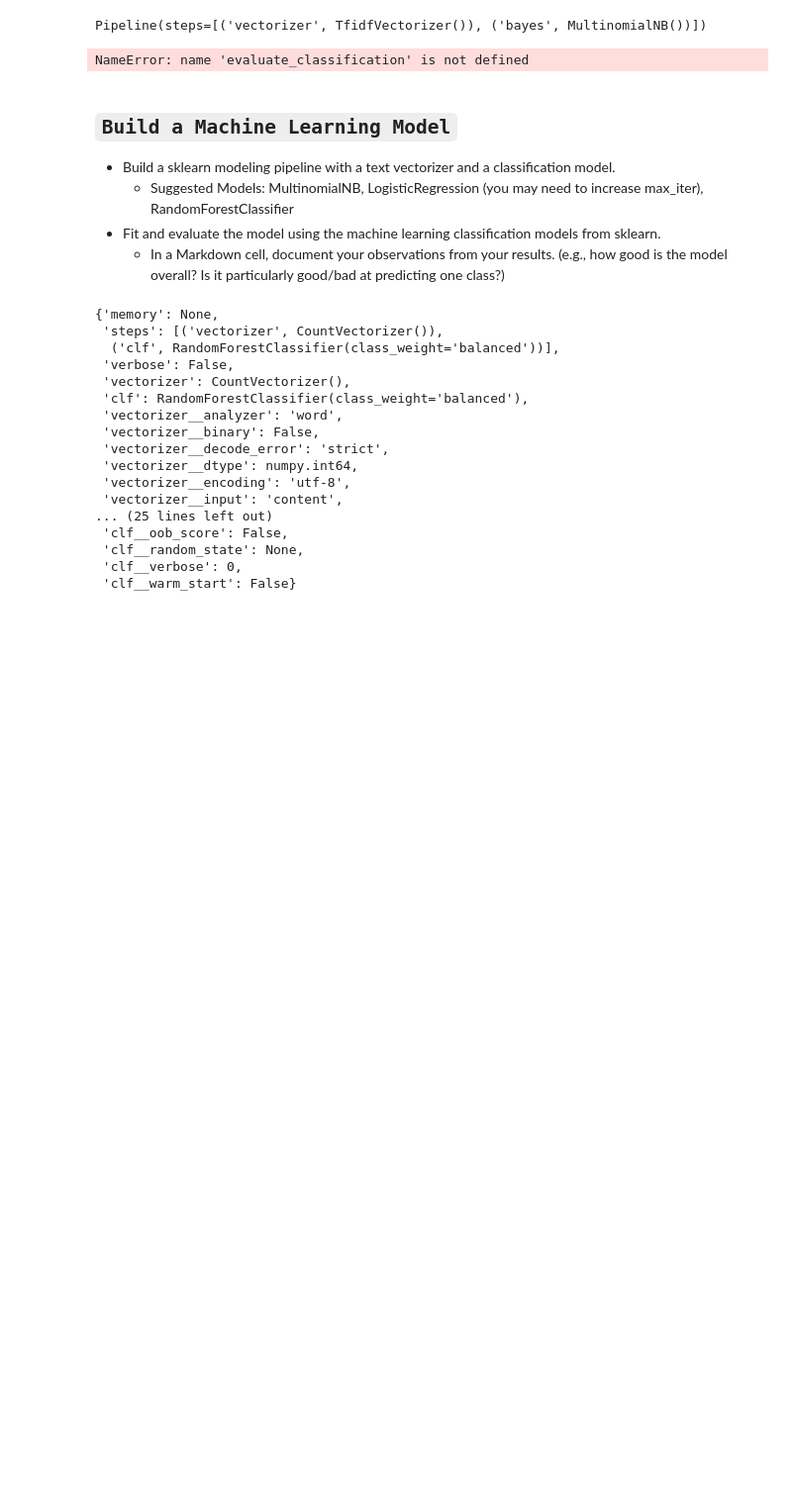
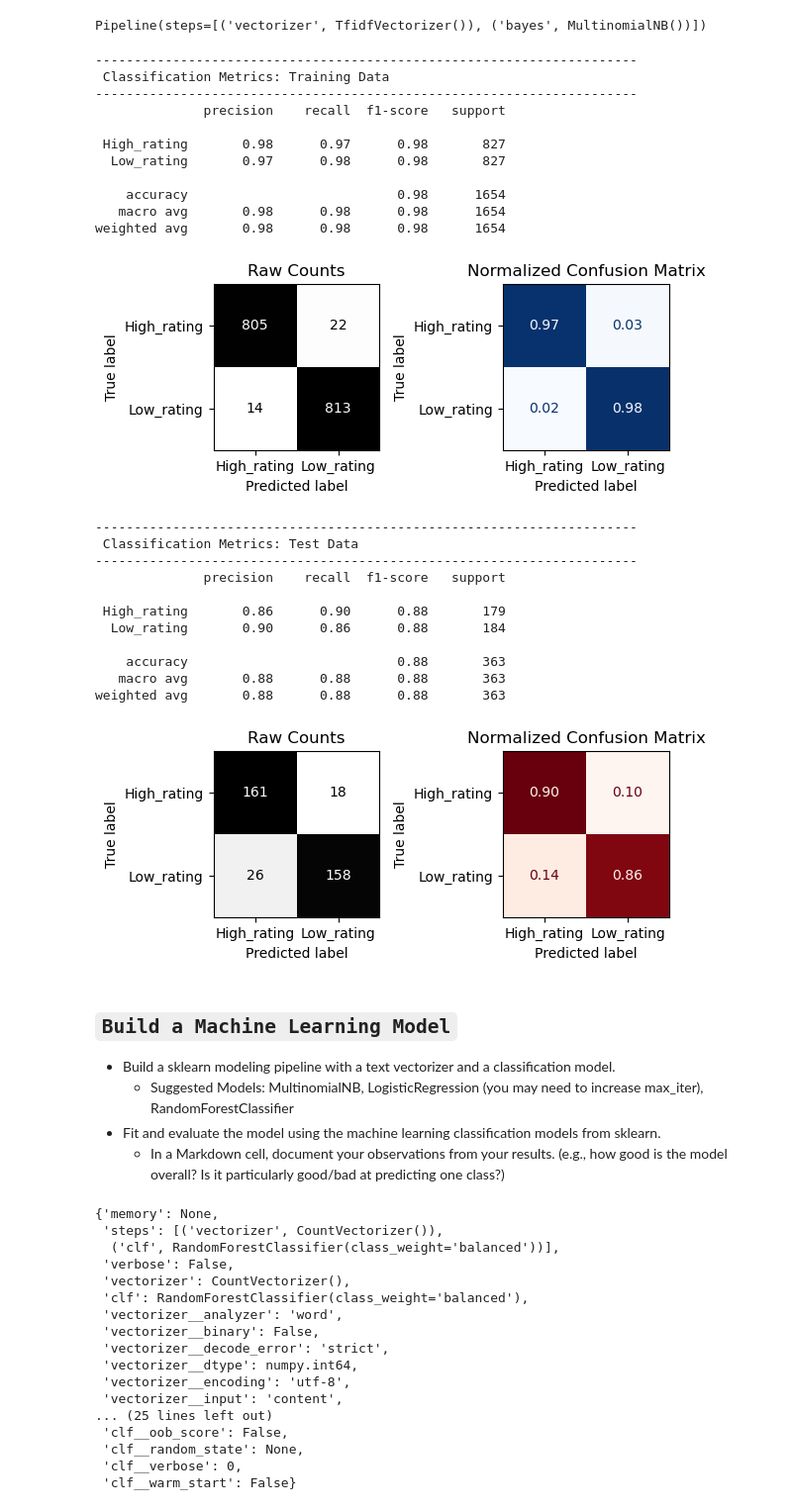
Before and after one commit to VALDE021/Data-Enrichment-Project, a Jupyter notebook: Project 2 Part 6-EricNV.ipynb, the cells around one changed output. Shown at 99% size. Saved outputs shown, nothing was run; the diff lists cells and outputs as text; code cells hidden in the pictures; blank space fills up the shorter version.

```diff
--- a/Project 2 Part 6-EricNV.ipynb
+++ b/Project 2 Part 6-EricNV.ipynb
@@ -244,7 +227,7 @@ tfidfbayes = MultinomialNB()
 
 
 ## Create pipeline: tfidf_pipe
-tfidf_pipe = Pipeline([('vectorizer', tfidf),
+tfidf_pipe = fn.Pipeline([('vectorizer', tfidf),
                        ('bayes', tfidfbayes)])
 
 
@@ -255,9 +238,32 @@ tfidf_pipe.fit(X_train, y_train)
 Pipeline(steps=[('vectorizer', TfidfVectorizer()), ('bayes', MultinomialNB())])
 # %%
 # Evaluate the tfidf_pipeline model
-evaluate_classification(tfidf_pipe, X_train, y_train, X_test, y_test)
+fn.evaluate_classification(tfidf_pipe, X_train, y_train, X_test, y_test)
 # %% [output]
-NameError: name 'evaluate_classification' is not defined
+----------------------------------------------------------------------
+ Classification Metrics: Training Data
+----------------------------------------------------------------------
+              precision    recall  f1-score   support
+
+ High_rating       0.98      0.97      0.98       827
+  Low_rating       0.97      0.98      0.98       827
+
+    accuracy                           0.98      1654
+   macro avg       0.98      0.98      0.98      1654
+weighted avg       0.98      0.98      0.98      1654
+[figure, added]
+----------------------------------------------------------------------
+ Classification Metrics: Test Data
+----------------------------------------------------------------------
+              precision    recall  f1-score   support
+
+ High_rating       0.86      0.90      0.88       179
+  Low_rating       0.90      0.86      0.88       184
+
+    accuracy                           0.88       363
+   macro avg       0.88      0.88      0.88       363
+weighted avg       0.88      0.88      0.88       363
+[figure, added]
 # %% [markdown]
 ## `Build a Machine Learning Model`
 - Build a sklearn modeling pipeline with a text vectorizer and a classification model.
```
Also changed, not shown: parts of 15 cells of this notebook, 2 other files.
